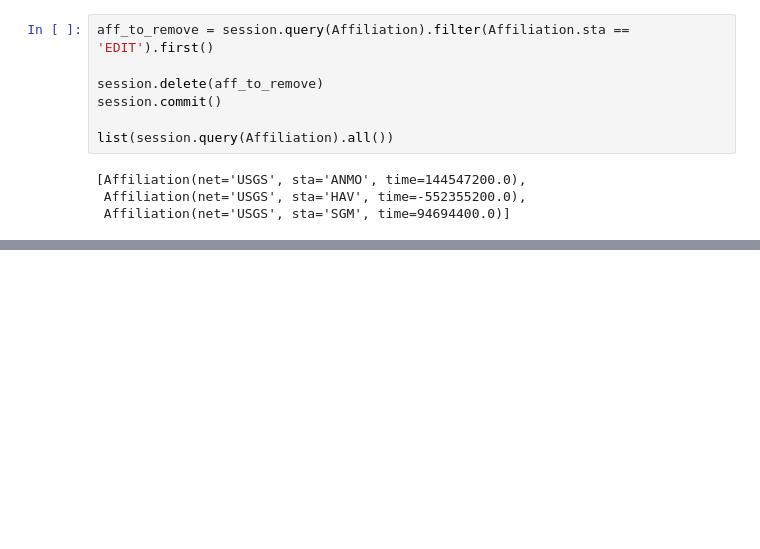
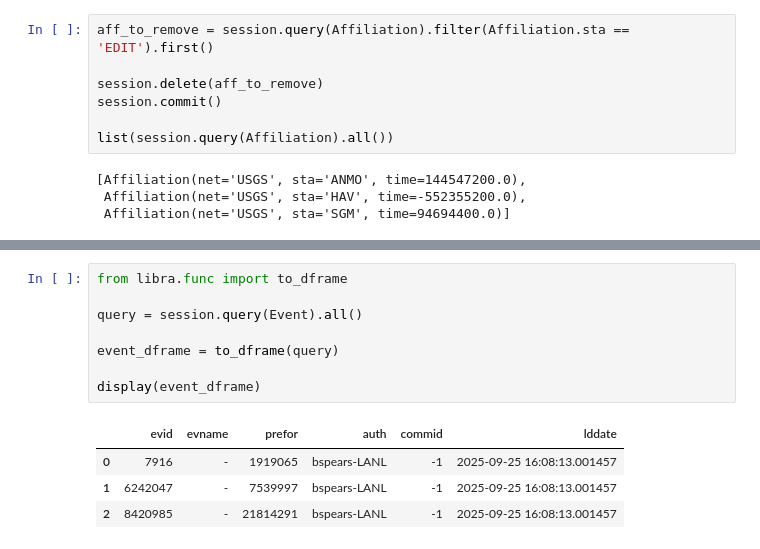
Before and after one commit to LANL-Seismoacoustics/libra, a Jupyter notebook: docs/examples/libra_intro.ipynb, the cells around one changed output, grey strips where cells are left out. Drawn from its saved outputs; the diff is of its cells as text; blank space fills up the shorter version.

```diff
--- a/docs/examples/libra_intro.ipynb
+++ b/docs/examples/libra_intro.ipynb
@@ -109,0 +356,13 @@ list(session.query(Affiliation).all())
+# %%
+from libra.func import to_dframe
+
+query = session.query(Event).all()
+
+event_dframe = to_dframe(query)
+
+display(event_dframe)
+# %% [output]
+|  | evid | evname | prefor | auth | commid | lddate |
+| 0 | 7916 | - | 1919065 | bspears-LANL | -1 | 2025-09-25 16:08:13.001457 |
+| 1 | 6242047 | - | 7539997 | bspears-LANL | -1 | 2025-09-25 16:08:13.001457 |
+| 2 | 8420985 | - | 21814291 | bspears-LANL | -1 | 2025-09-25 16:08:13.001457 |
```
Also changed, not shown: parts of 33 cells of this notebook, 15 other files.
